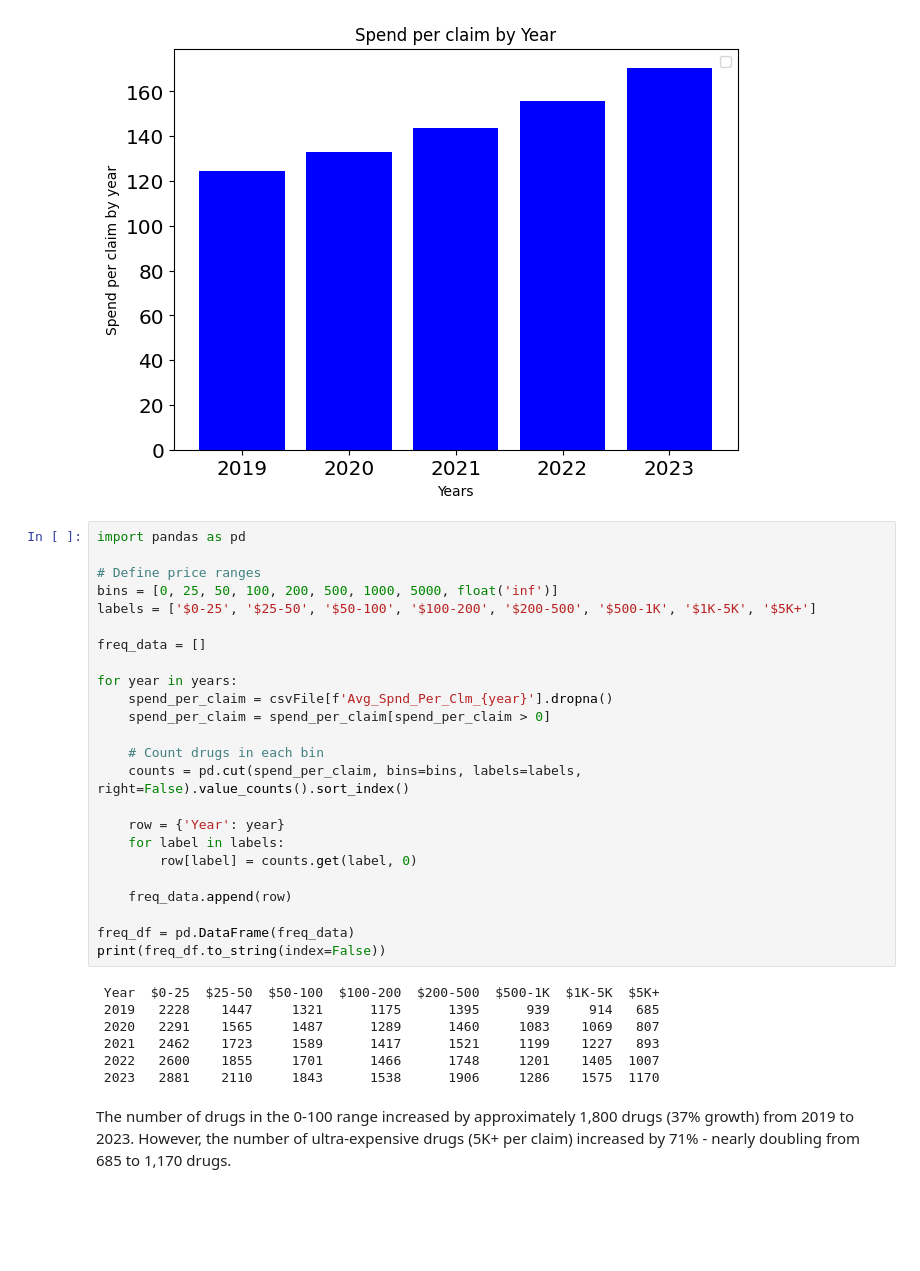
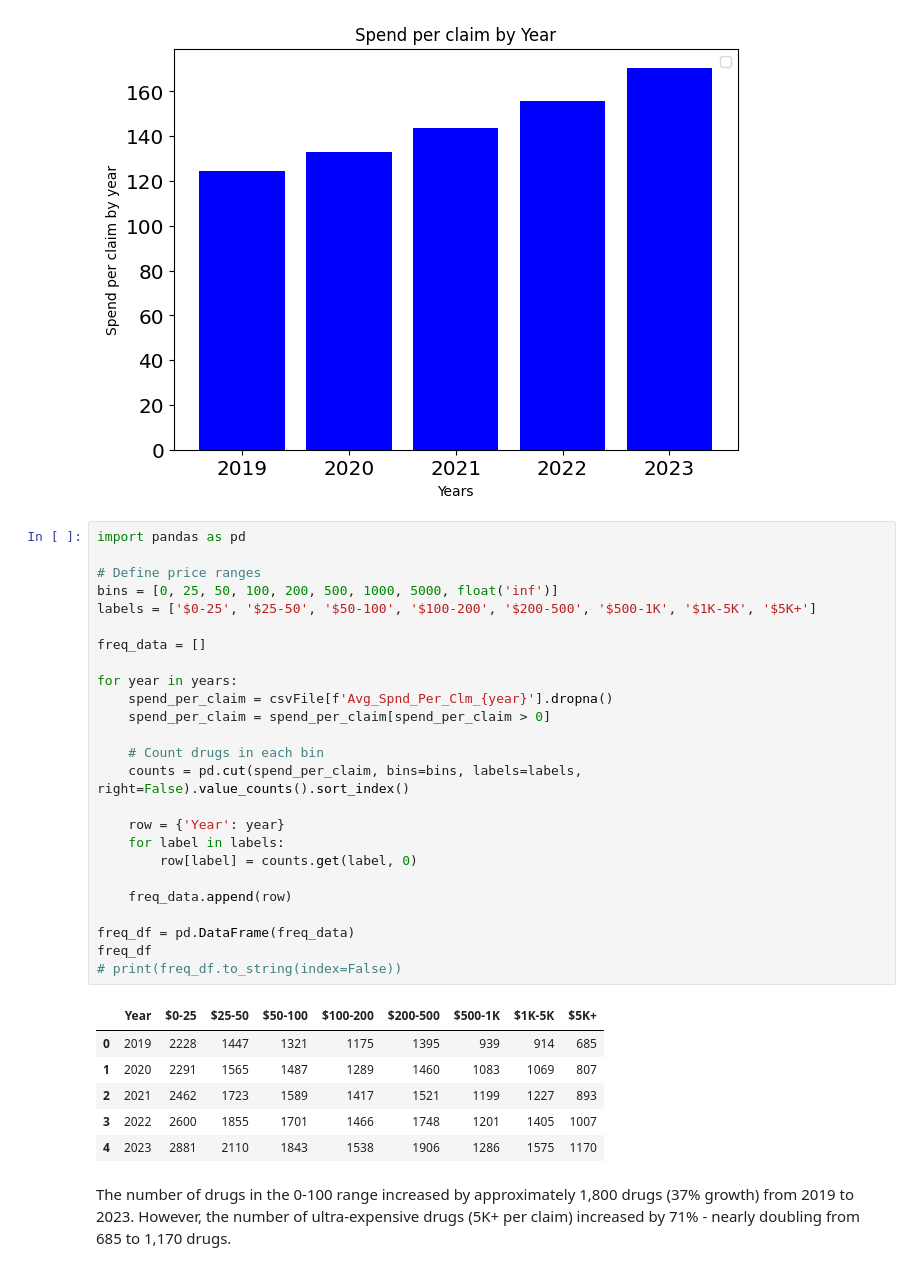
Before and after one commit to OlgaNazarenko/Medicare-Drug-Costs-Analysis, a Jupyter notebook: medicare_analysis.ipynb, the cells around one changed output. Saved outputs shown, nothing was run; the diff lists cells and outputs as text; blank space fills up the shorter version.

```diff
--- a/medicare_analysis.ipynb
+++ b/medicare_analysis.ipynb
@@ -117,33 +131,34 @@ fig.show()
 # %%
 import pandas as pd
 
 # Define price ranges
 bins = [0, 25, 50, 100, 200, 500, 1000, 5000, float('inf')]
 labels = ['$0-25', '$25-50', '$50-100', '$100-200', '$200-500', '$500-1K', '$1K-5K', '$5K+']
 
 freq_data = []
 
 for year in years:
     spend_per_claim = csvFile[f'Avg_Spnd_Per_Clm_{year}'].dropna()
     spend_per_claim = spend_per_claim[spend_per_claim > 0]
 
     # Count drugs in each bin
     counts = pd.cut(spend_per_claim, bins=bins, labels=labels, right=False).value_counts().sort_index()
 
     row = {'Year': year}
     for label in labels:
         row[label] = counts.get(label, 0)
 
     freq_data.append(row)
 
 freq_df = pd.DataFrame(freq_data)
-print(freq_df.to_string(index=False))
+freq_df
+# print(freq_df.to_string(index=False))
 # %% [output]
- Year  $0-25  $25-50  $50-100  $100-200  $200-500  $500-1K  $1K-5K  $5K+
- 2019   2228    1447     1321      1175      1395      939     914   685
- 2020   2291    1565     1487      1289      1460     1083    1069   807
- 2021   2462    1723     1589      1417      1521     1199    1227   893
- 2022   2600    1855     1701      1466      1748     1201    1405  1007
- 2023   2881    2110     1843      1538      1906     1286    1575  1170
+|  | Year | $0-25 | $25-50 | $50-100 | $100-200 | $200-500 | $500-1K | $1K-5K | $5K+ |
+| 0 | 2019 | 2228 | 1447 | 1321 | 1175 | 1395 | 939 | 914 | 685 |
+| 1 | 2020 | 2291 | 1565 | 1487 | 1289 | 1460 | 1083 | 1069 | 807 |
+| 2 | 2021 | 2462 | 1723 | 1589 | 1417 | 1521 | 1199 | 1227 | 893 |
+| 3 | 2022 | 2600 | 1855 | 1701 | 1466 | 1748 | 1201 | 1405 | 1007 |
+| 4 | 2023 | 2881 | 2110 | 1843 | 1538 | 1906 | 1286 | 1575 | 1170 |
 # %% [markdown]
 The number of drugs in the 0-100 range increased by approximately 1,800 drugs (37% growth) from 2019 to 2023. However, the number of ultra-expensive drugs (5K+ per claim) increased by 71% - nearly doubling from 685 to 1,170 drugs.
```
Also changed, not shown: parts of 19 cells of this notebook.
